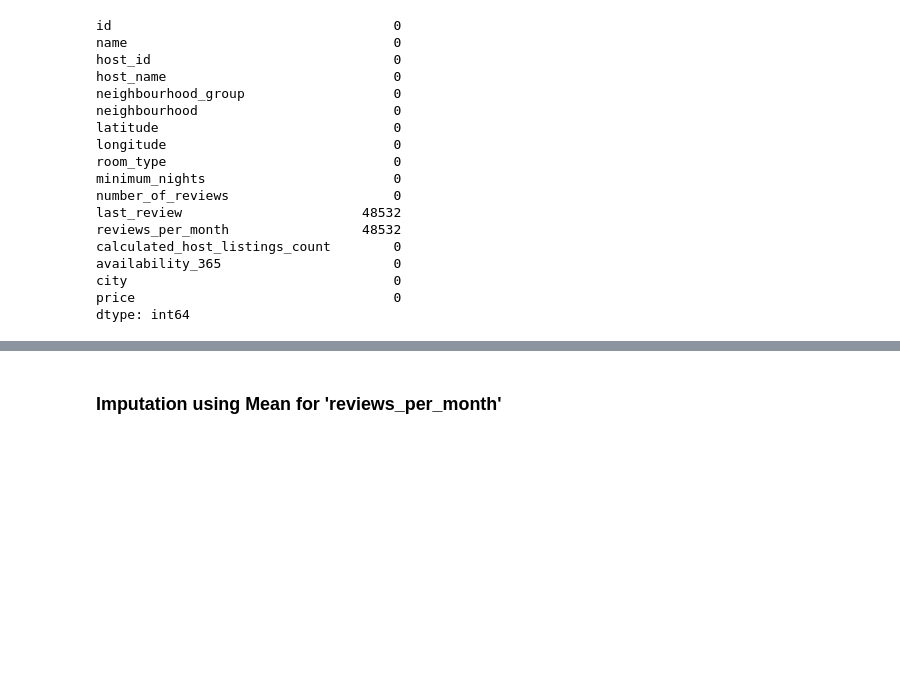
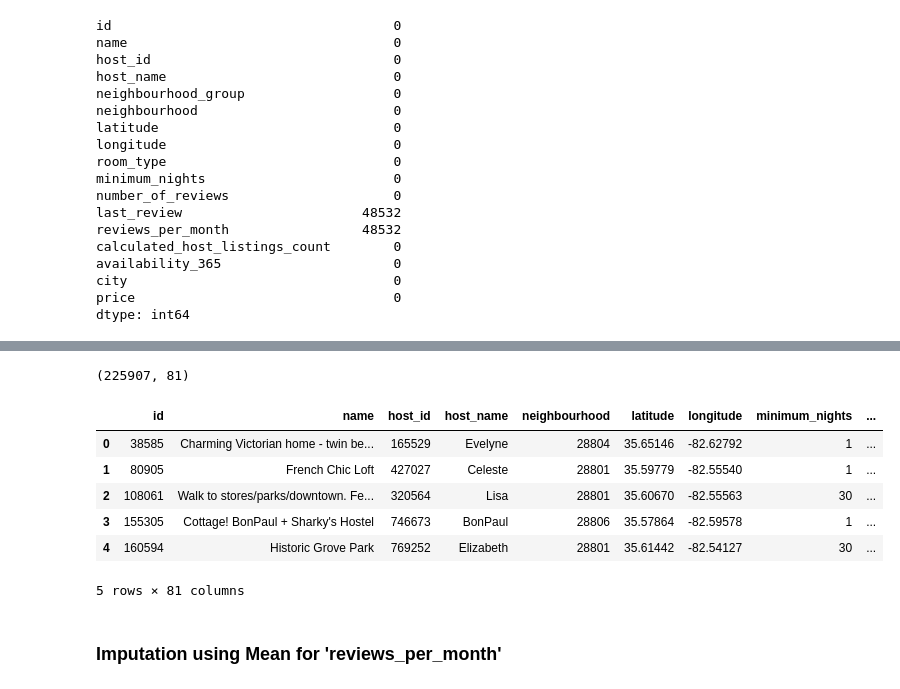
Before and after one commit to sohamthirty/Airbnb_Proj_DS, a Jupyter notebook: Data_Preprocessing.ipynb, the cells around one changed output, grey strips where cells are left out. Drawn from its saved outputs; the diff is of its cells as text; code cells hidden in the pictures; blank space fills up the shorter version.

```diff
--- a/Data_Preprocessing.ipynb
+++ b/Data_Preprocessing.ipynb
@@ -318,3 +394,22 @@ dtype: int64
+# %%
+df.shape
+# %% [output]
+(225907, 81)
+# %%
+#get prices to last index
+#move price column to last
+column_to_reorder = df.pop('price')
+df.insert(len(df. columns), 'price', column_to_reorder)
+
+df.head()
+# %% [output]
+|  | id | name | host_id | host_name | neighbourhood | latitude | longitude | minimum_nights | ... |
+| 0 | 38585 | Charming Victorian home - twin be... | 165529 | Evelyne | 28804 | 35.65146 | -82.62792 | 1 | ... |
+| 1 | 80905 | French Chic Loft | 427027 | Celeste | 28801 | 35.59779 | -82.55540 | 1 | ... |
+| 2 | 108061 | Walk to stores/parks/downtown. Fe... | 320564 | Lisa | 28801 | 35.60670 | -82.55563 | 30 | ... |
+| 3 | 155305 | Cottage! BonPaul + Sharky's Hostel | 746673 | BonPaul | 28806 | 35.57864 | -82.59578 | 1 | ... |
+| 4 | 160594 | Historic Grove Park | 769252 | Elizabeth | 28801 | 35.61442 | -82.54127 | 30 | ... |
+5 rows × 81 columns
 # %%
 X=df.iloc[:,:-1].values
 y=df.iloc[:,-1].values
```
Also changed, not shown: parts of 33 cells of this notebook.
